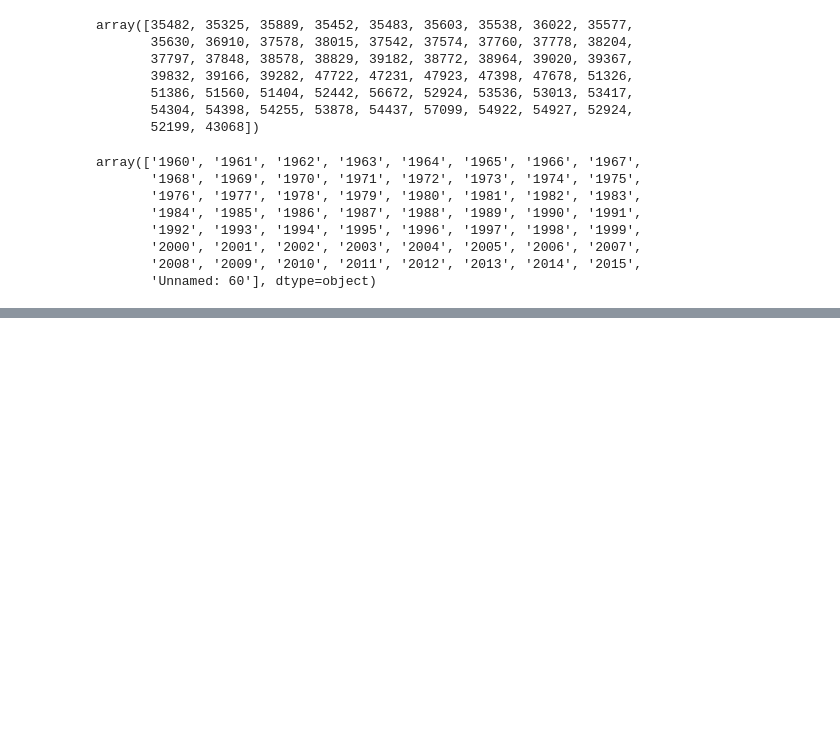
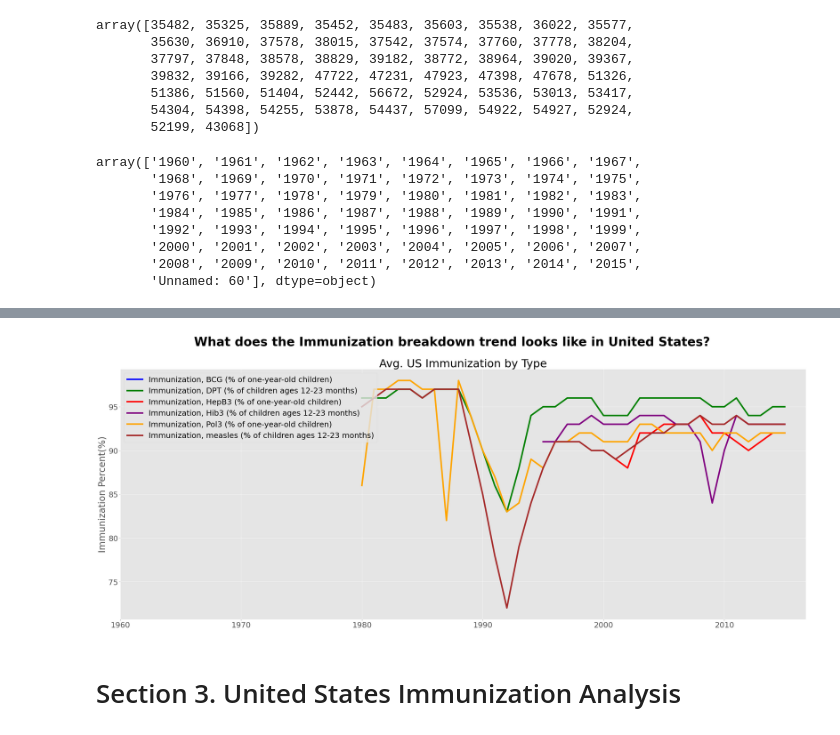
Before and after one commit to AndrewSamaha/HealthNutrition-and-PopulationStat, a Jupyter notebook: EDA.ipynb, the cells around one changed output, grey strips where cells are left out. Saved outputs shown, nothing was run; the diff lists cells and outputs as text; code cells hidden in the pictures; blank space fills up the shorter version.

Commit message:
Section 2 immu analysis completed

```diff
--- a/EDA.ipynb
+++ b/EDA.ipynb
@@ -104,0 +157,4 @@ heath_groupby.sum()
+# %%
+united_states_health = health[health['Country Code'] == 'USA']
+united_states_immunization = united_states_health[united_states_health['Indicator Name'].str.contains("Immunization")]
+united_states_immunization
@@ -104,0 +170,17 @@ heath_groupby.sum()
+# %%
+fig, ax = plt.subplots(figsize=(40,15))
+
+fig.suptitle('What does the Immunization breakdown trend looks like in United States?', fontsize=40, fontweight='bold')
+for i in range(united_states_immunization.shape[0]):
+    y = np.array(united_states_immunization.iloc[i,4:])[:-1]
+
+    ax.plot(x, y, label=labels[i], color=colors[i], linewidth=5)
+
+ax.set_title('Avg. US Immunization by Type')
+ax.set_ylabel('Immunization Percent(%)')
+ax.legend(loc="upper left")
+ax.set_xticks(x[::10]);
+# %% [output]
+[figure, added]
+# %% [markdown]
+# Section 3. United States Immunization Analysis
```
Also changed, not shown: parts of 15 cells of this notebook.
